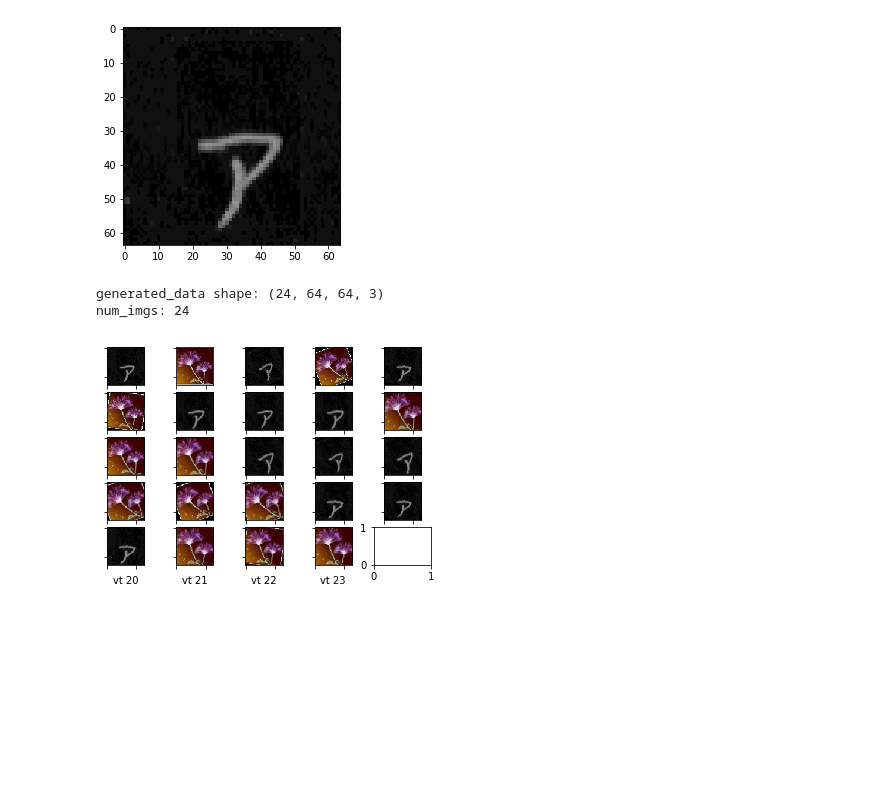
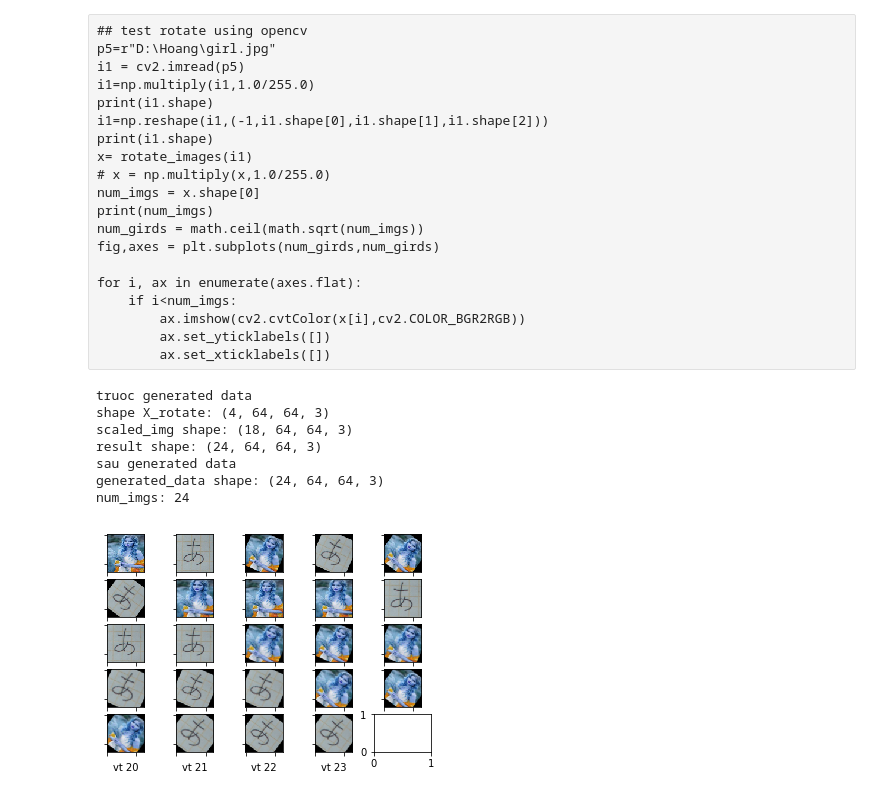
Before and after one commit to buiconghoang/b_khoaluan, a Jupyter notebook: GenerateData.ipynb, the cells around one changed output. Drawn from its saved outputs; the diff is of its cells as text; code cells hidden in the pictures; blank space fills up the shorter version.

Commit message:
generated data

```diff
--- a/GenerateData.ipynb
+++ b/GenerateData.ipynb
@@ -68,10 +101,32 @@ def generate_data(X_imgs):
     return result
+# %% [raw]
+## test rotate using opencv
+p5=r"D:\Hoang\girl.jpg"
+i1 = cv2.imread(p5)
+i1=np.multiply(i1,1.0/255.0)
+print(i1.shape)
+i1=np.reshape(i1,(-1,i1.shape[0],i1.shape[1],i1.shape[2]))
+print(i1.shape)
+x= rotate_images(i1)
+# x = np.multiply(x,1.0/255.0)
+num_imgs = x.shape[0]
+print(num_imgs)
+num_girds = math.ceil(math.sqrt(num_imgs))
+fig,axes = plt.subplots(num_girds,num_girds)
+
+for i, ax in enumerate(axes.flat):
+    if i<num_imgs:
+        ax.imshow(cv2.cvtColor(x[i],cv2.COLOR_BGR2RGB))
+        ax.set_yticklabels([])
+        ax.set_xticklabels([])
 # %%
 # Start rotation at -90 degrees, end at 90 degrees and produce totally 14 images
 p1=r"D:\DatasetJapanese\data_use_kl\a_k\00001.png"
 p2 =r"C:\Users\BuiHoang\a_LearnPython\img1.png"
-p3=r"C:\Users\BuiHoang\Downloads\englishSpeak\flower.jpg"
-p4=r"D:\DatasetJapanese\data_use_kl\a_k\00447.png"
+p3=r"D:\Hoang\test_generate_data\a.png"
+p4=r"D:\Hoang\girl.jpg"
+
+
 i1 = cv2.imread(p4)
 i2= cv2.imread(p3)
 i1=cv2.resize(i1,(64,64))
@@ -79,48 +134,53 @@ i1= np.multiply(i1,1.0/255.0)
 
 i2=cv2.resize(i2,(64,64))
 i2= np.multiply(i2,1.0/255.0)
-plt.imshow(i1)
-plt.show()
+
+# plt.imshow(i1)
+# plt.show()
 
 x=np.asarray([i1,i2])
 # cv2.imshow("img",i1)
 # cv2.waitKey(0)
 # cv2.destroyAllWindows()
-
-x=np.reshape(x,(-1,64,64,3))
 
 # print(f"shape x: {x.shape}")
 # rotated_imgs = rotate_images(x, 45, -45, 3)
 # print(f"shape of rotated_imgs: {rotated_imgs.shape}")
 
 # scaled_imgs = central_scale_images(rotated_imgs,scales=[0.8,0.7])
 # print(f"scaled imgs shape: {scaled_imgs.shape}")
 
+print("truoc generated data")
 generated_data = generate_data(x)
+
+print("sau generated data")
 print(f"generated_data shape: {generated_data.shape}")
 num_imgs = generated_data.shape[0]
 print(f"num_imgs: {num_imgs}")
 num_grids = math.ceil(math.sqrt(num_imgs))
 
 fig, axes = plt.subplots(num_grids,num_grids)
 fig.subplots_adjust(hspace=0.2, wspace=0.2)
 do = 140/15
 
 for i, ax in enumerate(axes.flat):
     if i<num_imgs:
 #         ax.imshow(rotated_imgs[i])
-
         ax.imshow(generated_data[i])
         ax.set_yticklabels([])
         ax.set_xticklabels([])
 
         ax.set_xlabel(f"vt {i}")
 
 plt.show()
 # %% [output]
+truoc generated data
+shape X_rotate: (4, 64, 64, 3)
+scaled_img shape: (18, 64, 64, 3)
+result shape: (24, 64, 64, 3)
+sau generated data
+generated_data shape: (24, 64, 64, 3)
+num_imgs: 24
-[figure, old version]
+[figure, new version]
-generated_data shape: (24, 64, 64, 3)
-num_imgs: 24
-[figure, removed]
 # %%
 random.randrange(1,10,1)
```
Also changed, not shown: parts of 6 cells of this notebook, 23 other files.
